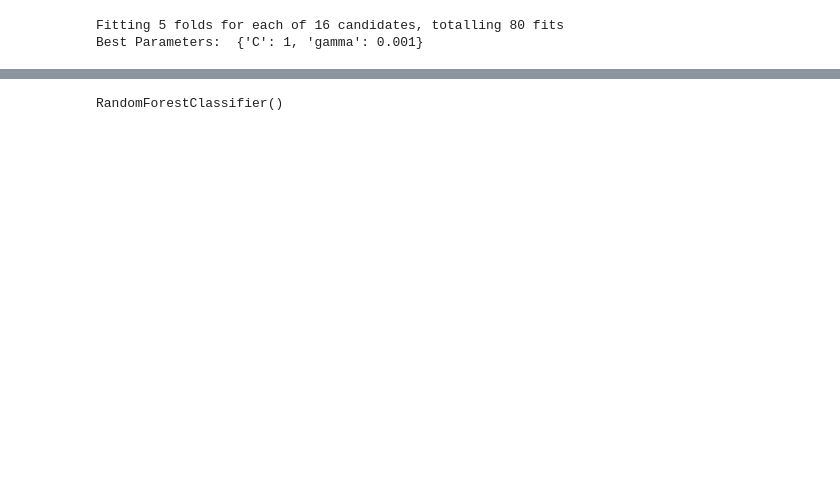
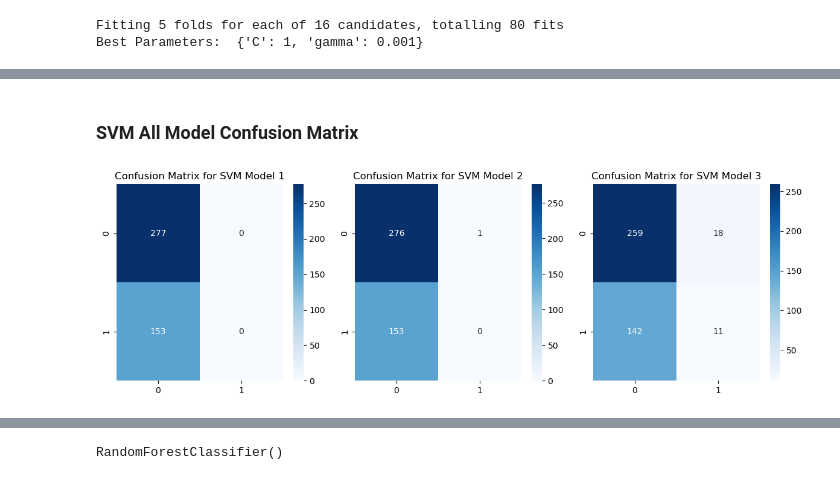
Before and after one commit to Omar-Maswadeh/IntroToAI, a Jupyter notebook: NN.ipynb, the cells around one changed output, grey strips where cells are left out. Saved outputs shown, nothing was run; the diff lists cells and outputs as text; code cells hidden in the pictures; blank space fills up the shorter version.

```diff
--- a/NN.ipynb
+++ b/NN.ipynb
@@ -127,0 +256,30 @@ Best Parameters:  {'C': 1, 'gamma': 0.001}
+# %% [markdown]
+### SVM All Model Confusion Matrix
+# %%
+import matplotlib.pyplot as plt
+import seaborn as sns
+from sklearn.metrics import confusion_matrix
+
+# Create the confusion matrices
+cm1 = confusion_matrix(y_test, predictions_1)
+cm2 = confusion_matrix(y_test, predictions_2)
+cm3 = confusion_matrix(y_test, predictions_3)
+
+# Create a figure with three subplots
+fig, axes = plt.subplots(nrows=1, ncols=3, figsize=(12, 4))
+
+# Display the confusion matrices as heatmaps in the subplots
+sns.heatmap(cm1, annot=True, fmt="d", cmap="Blues", ax=axes[0])
+axes[0].set_title("Confusion Matrix for SVM Model 1")
+sns.heatmap(cm2, annot=True, fmt="d", cmap="Blues", ax=axes[1])
+axes[1].set_title("Confusion Matrix for SVM Model 2")
+sns.heatmap(cm3, annot=True, fmt="d", cmap="Blues", ax=axes[2])
+axes[2].set_title("Confusion Matrix for SVM Model 3")
+
+# Adjust the spacing between subplots
+plt.tight_layout()
+
+# Show the plot
+plt.show()
+# %% [output]
+[figure, added]
```
Also changed, not shown: parts of 42 cells of this notebook.
